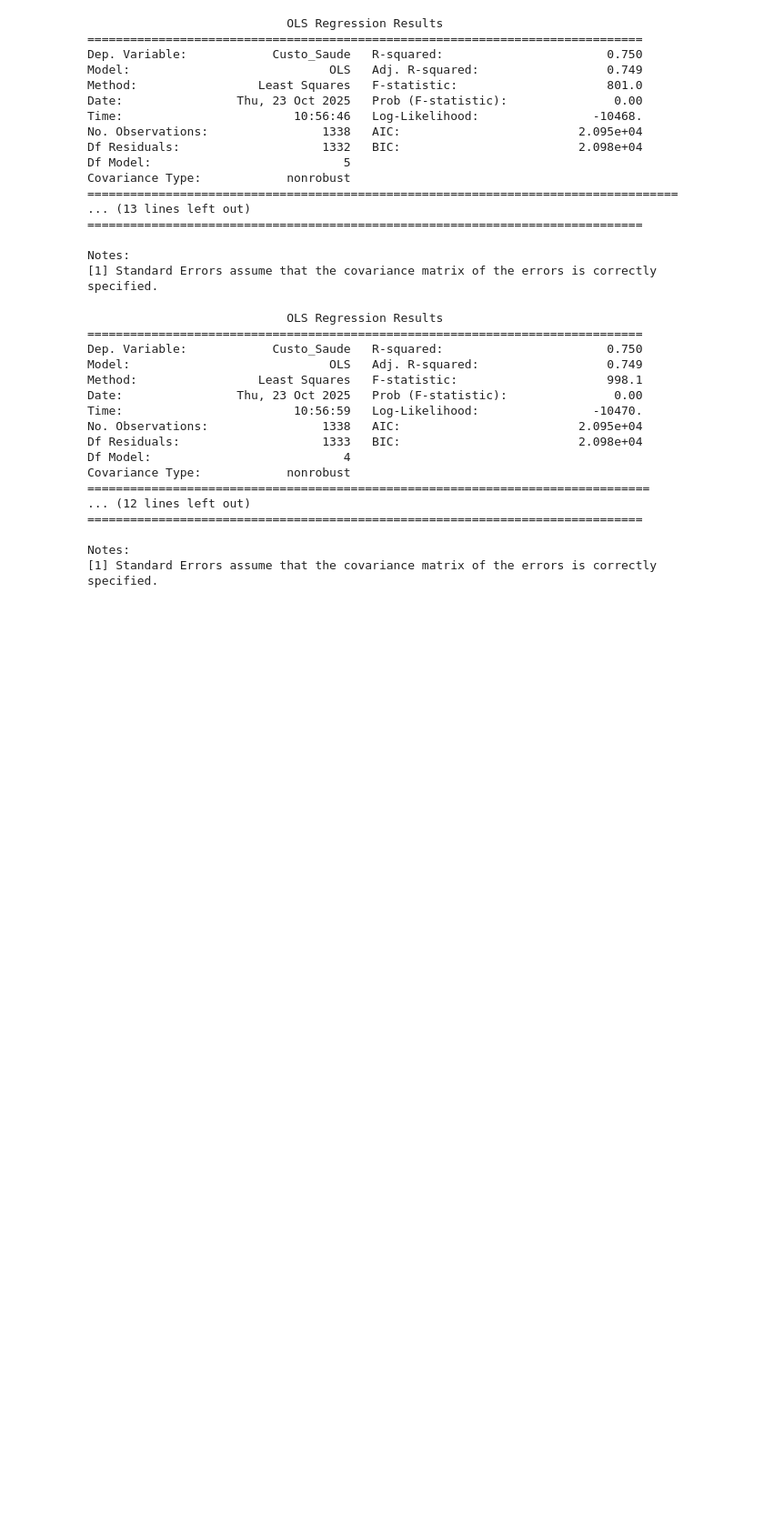
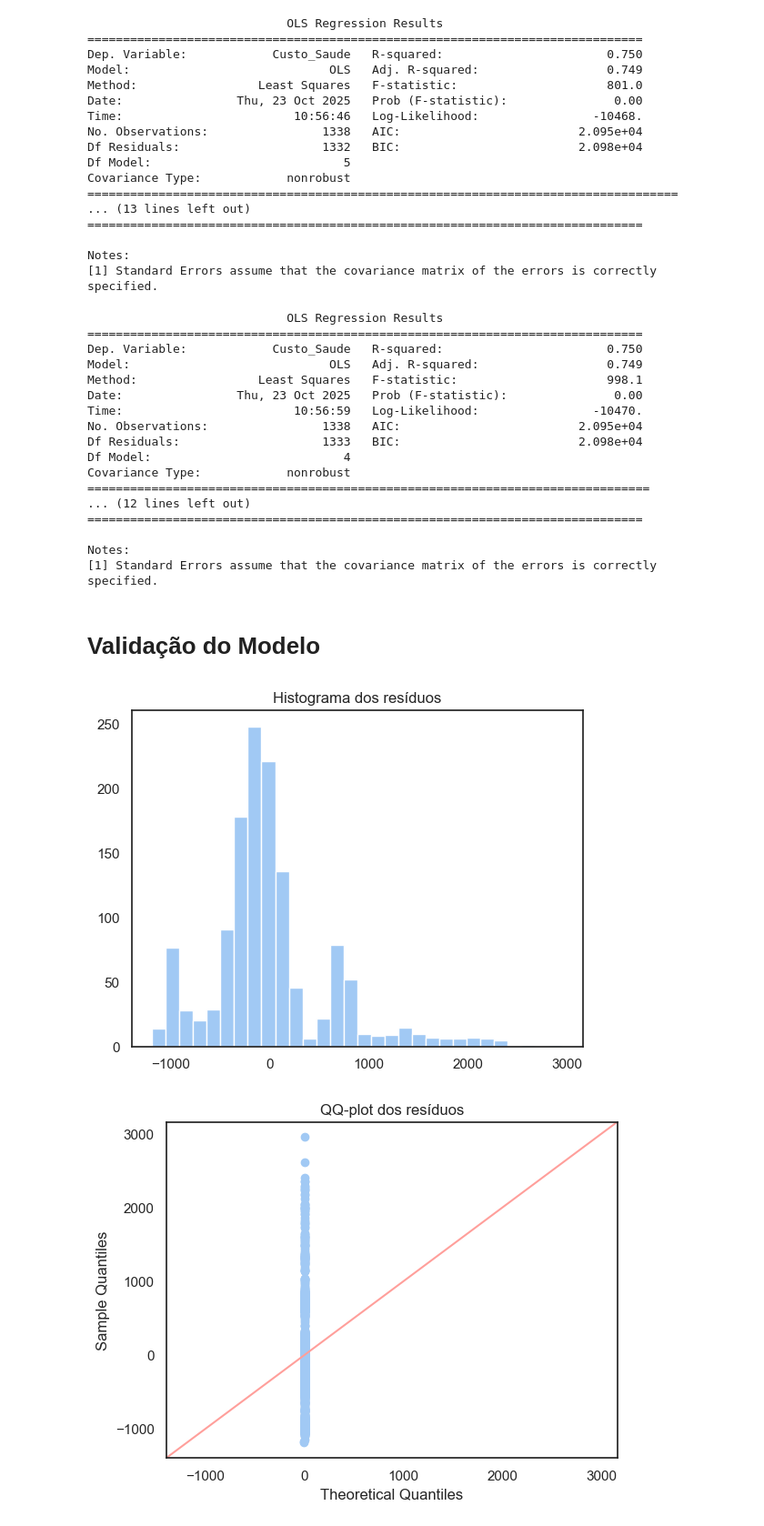
Before and after one commit to pauloivicentin/projeto_healthy_analytics, a Jupyter notebook: notebooks/analises_do_projeto.ipynb, the cells around one changed output. Shown at 91% size. Cells and saved outputs as stored; diff of their text form; code cells hidden in the pictures; blank space fills up the shorter version.

Commit message:
Começando a validar o modelo

```diff
--- a/notebooks/analises_do_projeto.ipynb
+++ b/notebooks/analises_do_projeto.ipynb
@@ -837,3 +837,19 @@ Covariance Type:            nonrobust
 
 Notes:
 [1] Standard Errors assume that the covariance matrix of the errors is correctly specified.
+# %% [markdown]
+# Validação do Modelo
+# %%
+resid = modelo.resid
+
+plt.figure()
+plt.hist(resid, bins=30)
+plt.title("Histograma dos resíduos")
+plt.show()
+
+sm.qqplot(resid, line='45')
+plt.title("QQ-plot dos resíduos")
+plt.show()
+# %% [output]
+[figure, added]
+[figure, added]
```
Also changed, not shown: parts of 1 cell of this notebook.
